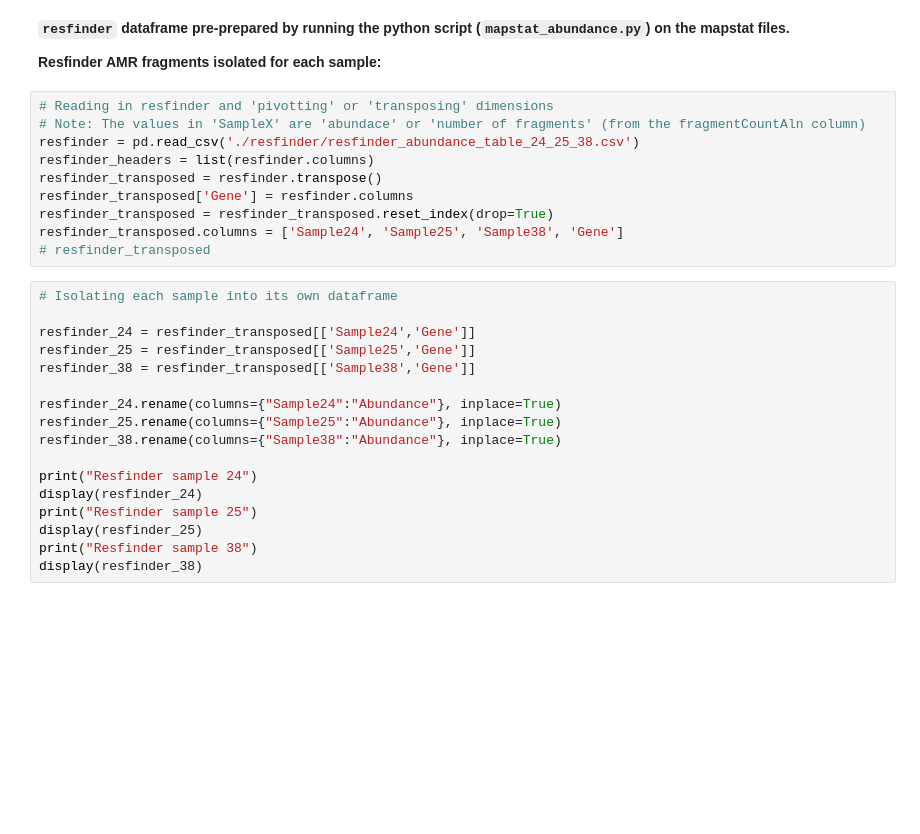
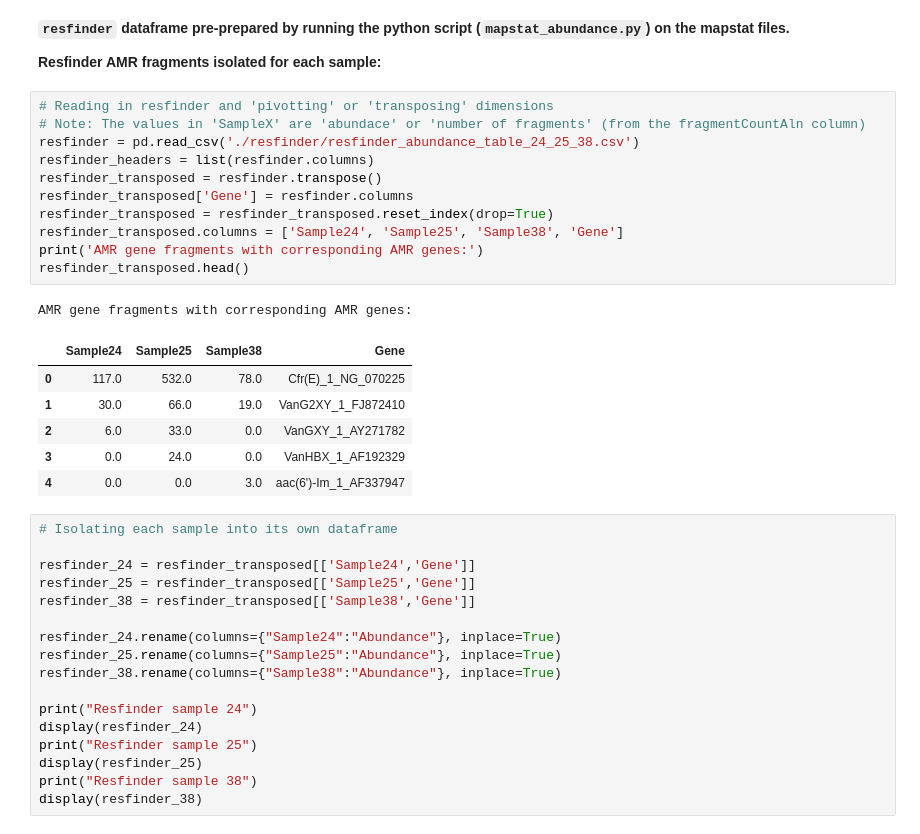
Before and after one commit to prince-ravi-leow/metagenomics-data-analysis, a Jupyter notebook: metagenomics_coda_repo.ipynb, the cells around one changed output. Saved outputs shown, nothing was run; the diff lists cells and outputs as text; blank space fills up the shorter version.

```diff
--- a/metagenomics_coda_repo.ipynb
+++ b/metagenomics_coda_repo.ipynb
@@ -92,13 +19,22 @@ seaborn==0.12.1
 # %%
 # Reading in resfinder and 'pivotting' or 'transposing' dimensions
 # Note: The values in 'SampleX' are 'abundace' or 'number of fragments' (from the fragmentCountAln column)
 resfinder = pd.read_csv('./resfinder/resfinder_abundance_table_24_25_38.csv')
 resfinder_headers = list(resfinder.columns)
 resfinder_transposed = resfinder.transpose()
 resfinder_transposed['Gene'] = resfinder.columns
 resfinder_transposed = resfinder_transposed.reset_index(drop=True)
 resfinder_transposed.columns = ['Sample24', 'Sample25', 'Sample38', 'Gene']
-# resfinder_transposed
+print('AMR gene fragments with corresponding AMR genes:')
+resfinder_transposed.head()
+# %% [output]
+AMR gene fragments with corresponding AMR genes:
+|  | Sample24 | Sample25 | Sample38 | Gene |
+| 0 | 117.0 | 532.0 | 78.0 | Cfr(E)_1_NG_070225 |
+| 1 | 30.0 | 66.0 | 19.0 | VanG2XY_1_FJ872410 |
+| 2 | 6.0 | 33.0 | 0.0 | VanGXY_1_AY271782 |
+| 3 | 0.0 | 24.0 | 0.0 | VanHBX_1_AF192329 |
+| 4 | 0.0 | 0.0 | 3.0 | aac(6')-Im_1_AF337947 |
 # %%
 # Isolating each sample into its own dataframe
 
```
Also changed, not shown: parts of 20 cells of this notebook, 32 other files.
